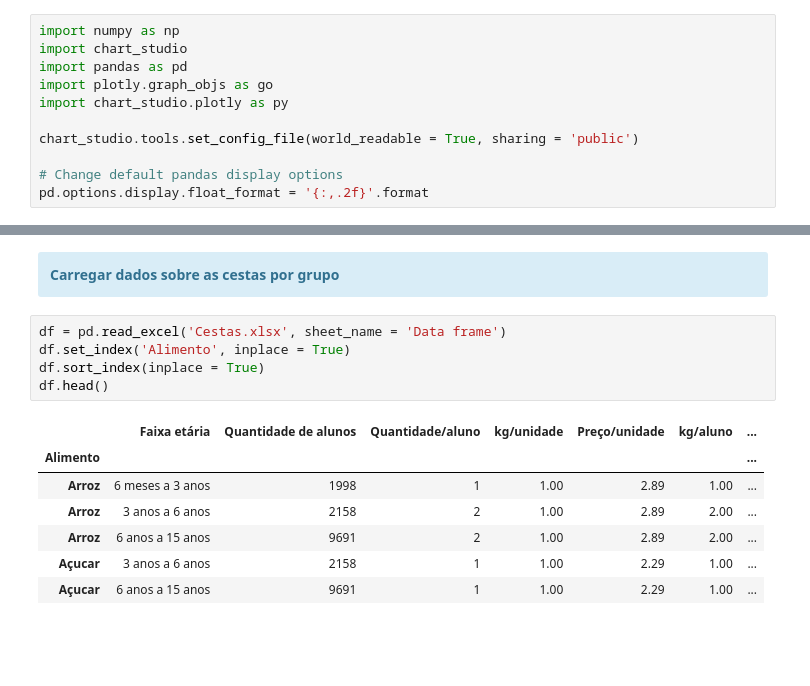
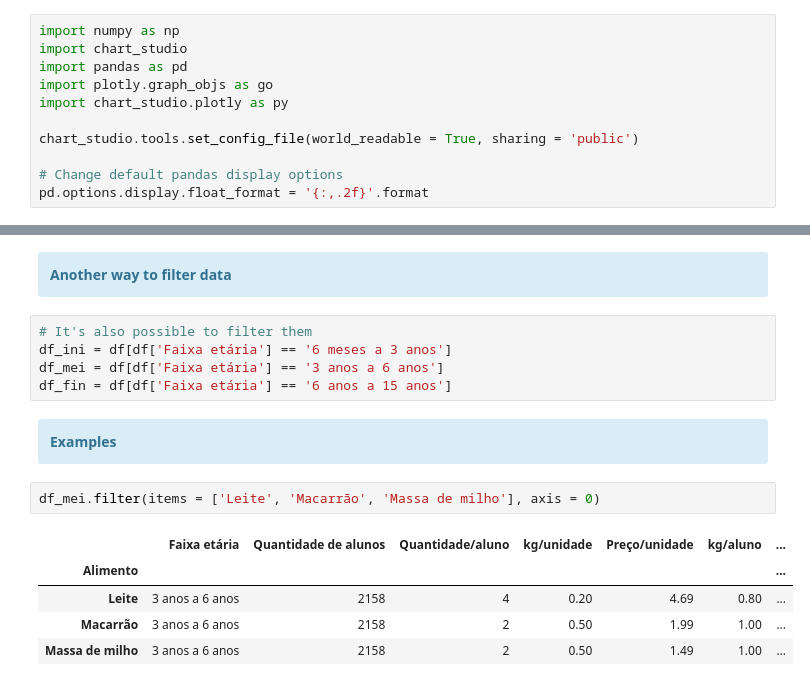
Before and after one commit to Empanator/Cestas_por_grupo, a Jupyter notebook: Cestas por grupo.ipynb, the cells around one changed output, grey strips where cells are left out. Saved outputs shown, nothing was run; the diff lists cells and outputs as text; blank space fills up the shorter version.

```diff
--- a/Cestas por grupo.ipynb
+++ b/Cestas por grupo.ipynb
@@ -32,17 +180,21 @@ pd.options.display.float_format = '{:,.2f}'.format
+# %% [markdown]
+<div class="alert alert-block alert-info">
+<b>Another way to filter data</b>
+</div>
+# %%
+# It's also possible to filter them
+df_ini = df[df['Faixa etária'] == '6 meses a 3 anos']
+df_mei = df[df['Faixa etária'] == '3 anos a 6 anos']
+df_fin = df[df['Faixa etária'] == '6 anos a 15 anos']
 # %% [markdown]
 <div class="alert alert-block alert-info">
-<b>Carregar dados sobre as cestas por grupo</b>
+<b>Examples</b>
 </div>
-# %%
-df = pd.read_excel('Cestas.xlsx', sheet_name = 'Data frame')
-df.set_index('Alimento', inplace = True)
-df.sort_index(inplace = True)
-df.head()
-# %% [output]
-|  | Faixa etária | Quantidade de alunos | Quantidade/aluno | kg/unidade | Preço/unidade | kg/aluno | ... |
-| Alimento |  |  |  |  |  |  | ... |
-| Arroz | 6 meses a 3 anos | 1998 | 1 | 1.00 | 2.89 | 1.00 | ... |
-| Arroz | 3 anos a 6 anos | 2158 | 2 | 1.00 | 2.89 | 2.00 | ... |
-| Arroz | 6 anos a 15 anos | 9691 | 2 | 1.00 | 2.89 | 2.00 | ... |
-| Açucar | 3 anos a 6 anos | 2158 | 1 | 1.00 | 2.29 | 1.00 | ... |
-| Açucar | 6 anos a 15 anos | 9691 | 1 | 1.00 | 2.29 | 1.00 | ... |
+# %%
+df_mei.filter(items = ['Leite', 'Macarrão', 'Massa de milho'], axis = 0)
+# %% [output]
+|  | Faixa etária | Quantidade de alunos | Quantidade/aluno | kg/unidade | Preço/unidade | kg/aluno | ... |
+| Alimento |  |  |  |  |  |  | ... |
+| Leite | 3 anos a 6 anos | 2158 | 4 | 0.20 | 4.69 | 0.80 | ... |
+| Macarrão | 3 anos a 6 anos | 2158 | 2 | 0.50 | 1.99 | 1.00 | ... |
+| Massa de milho | 3 anos a 6 anos | 2158 | 2 | 0.50 | 1.49 | 1.00 | ... |
```
Also changed, not shown: parts of 25 cells of this notebook.
